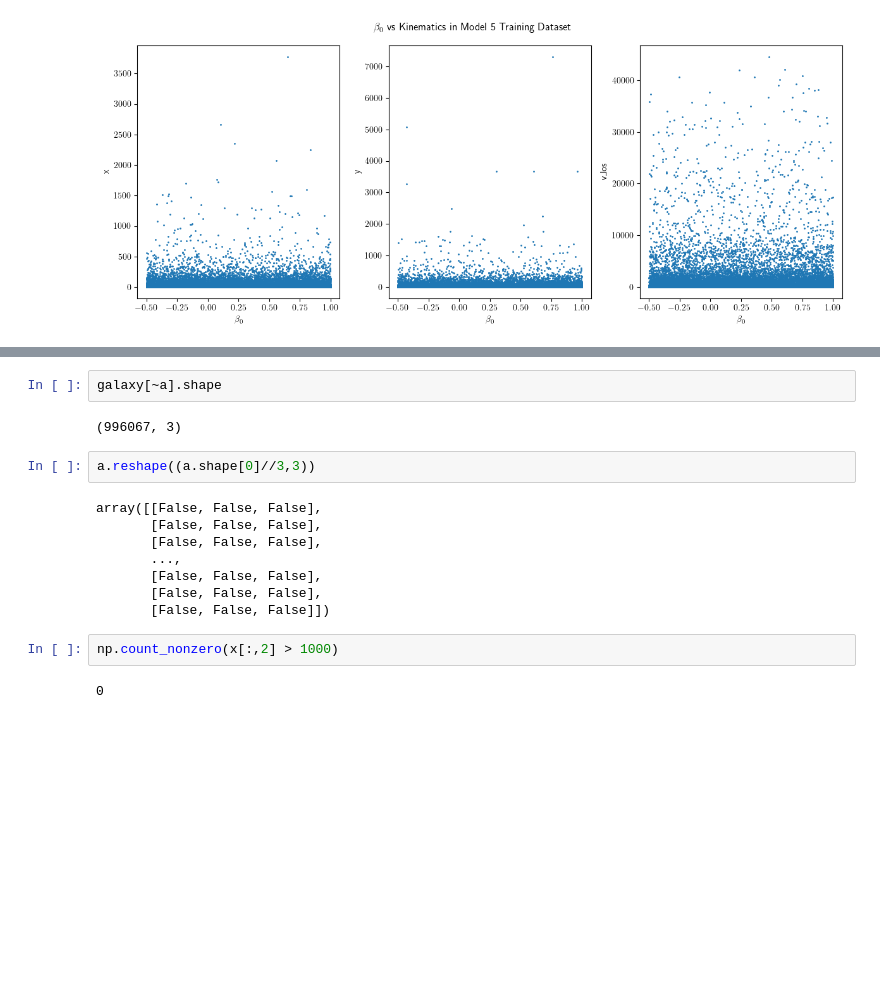
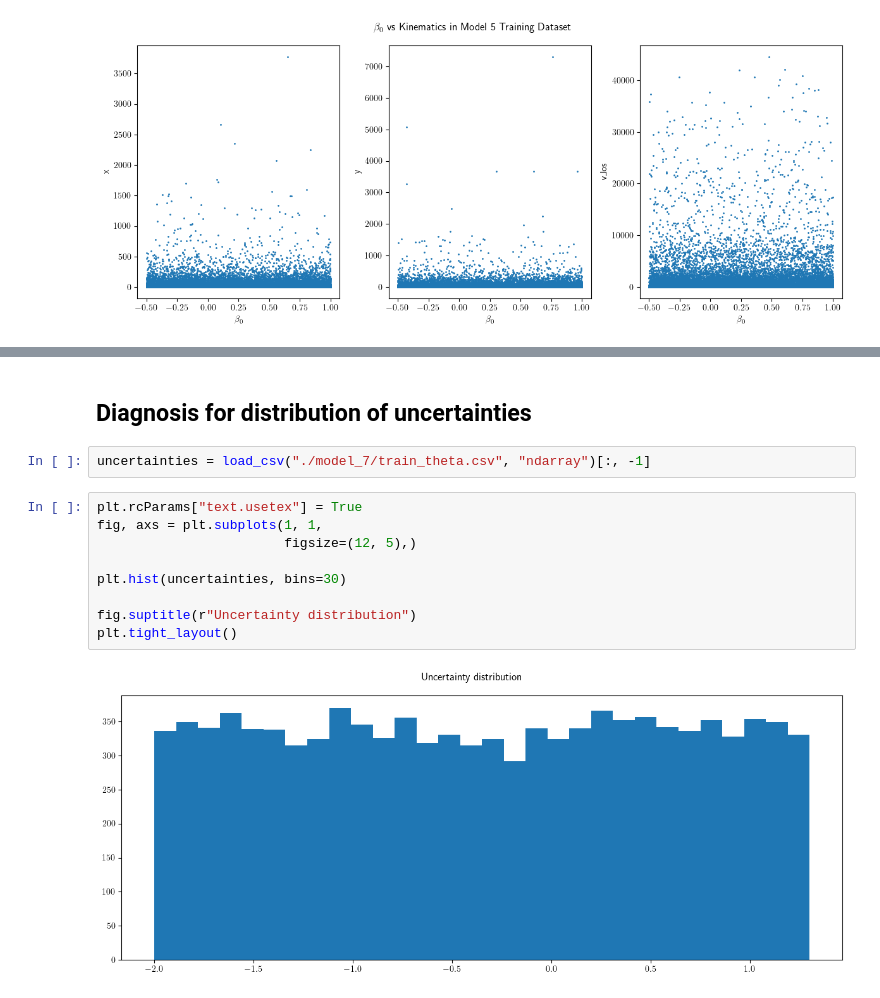
Before and after one commit to Anodymous1/suds, a Jupyter notebook: 8d_theta/diagnosis.ipynb, the cells around one changed output, grey strips where cells are left out. Saved outputs shown, nothing was run; the diff lists cells and outputs as text; blank space fills up the shorter version.

Commit message:
added uncertainty )except mcmc)

```diff
--- a/8d_theta/diagnosis.ipynb
+++ b/8d_theta/diagnosis.ipynb
@@ -93,18 +72,15 @@ np.count_nonzero(a)
-# %%
-galaxy[~a].shape
-# %% [output]
-(996067, 3)
-# %%
-a.reshape((a.shape[0]//3,3))
-# %% [output]
-array([[False, False, False],
-       [False, False, False],
-       [False, False, False],
-       ...,
-       [False, False, False],
-       [False, False, False],
-       [False, False, False]])
-# %%
-np.count_nonzero(x[:,2] > 1000)
-# %% [output]
-0
+# %% [markdown]
+## Diagnosis for distribution of uncertainties
+# %%
+uncertainties = load_csv("./model_7/train_theta.csv", "ndarray")[:, -1]
+# %%
+plt.rcParams["text.usetex"] = True
+fig, axs = plt.subplots(1, 1,
+                        figsize=(12, 5),)
+
+plt.hist(uncertainties, bins=30)
+
+fig.suptitle(r"Uncertainty distribution")
+plt.tight_layout()
+# %% [output]
+[figure, added]
```
Also changed, not shown: parts of 6 cells of this notebook, 18 other files.
